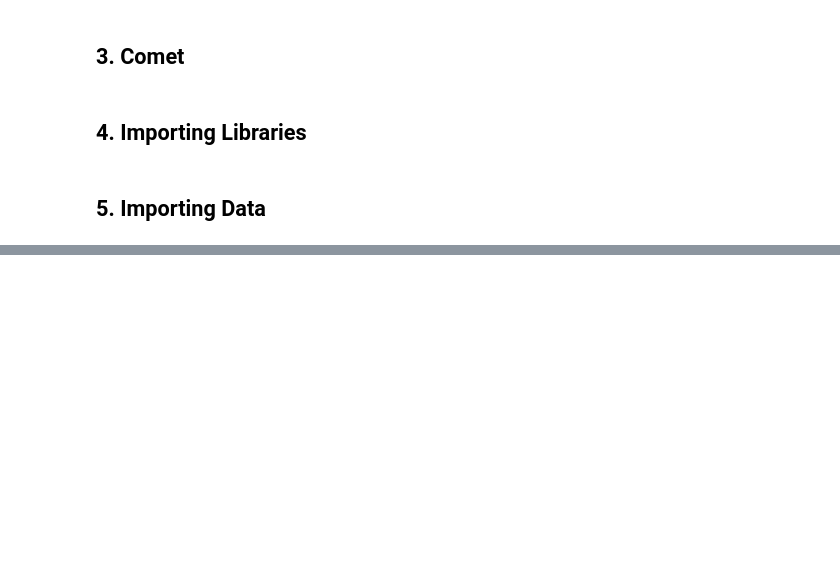
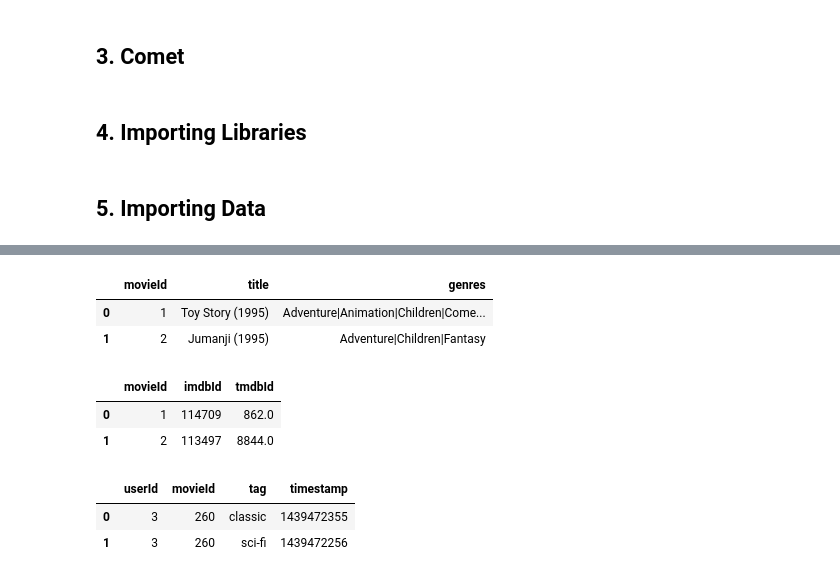
Before and after one commit to VicariousVision/Classification-CB2, a Jupyter notebook: Kaggle_notebook.ipynb, the cells around one changed output, grey strips where cells are left out. Cells and saved outputs as stored; diff of their text form; code cells hidden in the pictures; blank space fills up the shorter version.

Commit message:
Kaggle Notebook | CB2 Movie Classifier | Version 3

```diff
--- a/Kaggle_notebook.ipynb
+++ b/Kaggle_notebook.ipynb
@@ -147,0 +154,18 @@ df_test = pd.read_csv('../input/moviedata/test.csv')
+# %%
+df_movies.head(2) #contains movieId, title and genre
+# %% [output]
+|  | movieId | title | genres |
+| 0 | 1 | Toy Story (1995) | Adventure|Animation|Children|Come... |
+| 1 | 2 | Jumanji (1995) | Adventure|Children|Fantasy |
+# %%
+df_links.head(2) #links a movie with its rating from imDB and its rating from The Movie Database
+# %% [output]
+|  | movieId | imdbId | tmdbId |
+| 0 | 1 | 114709 | 862.0 |
+| 1 | 2 | 113497 | 8844.0 |
+# %%
+df_tags.head(2)
+# %% [output]
+|  | userId | movieId | tag | timestamp |
+| 0 | 3 | 260 | classic | 1439472355 |
+| 1 | 3 | 260 | sci-fi | 1439472256 |
```
Also changed, not shown: parts of 2 cells of this notebook.
